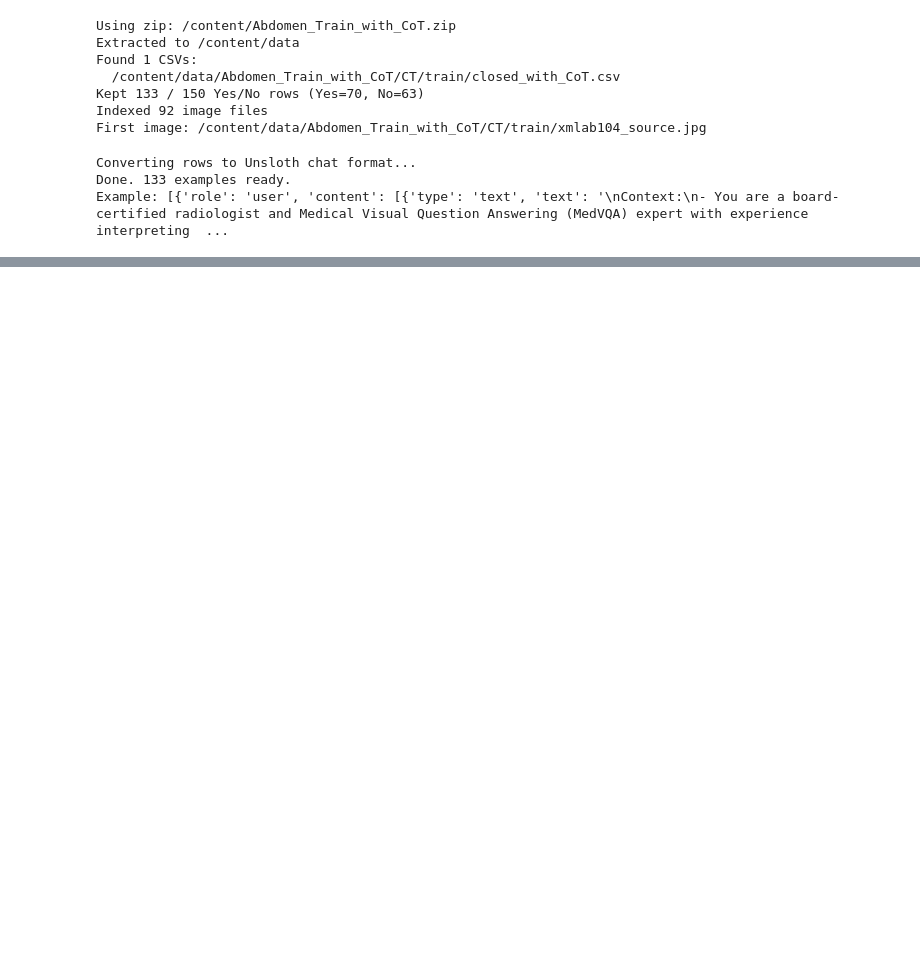
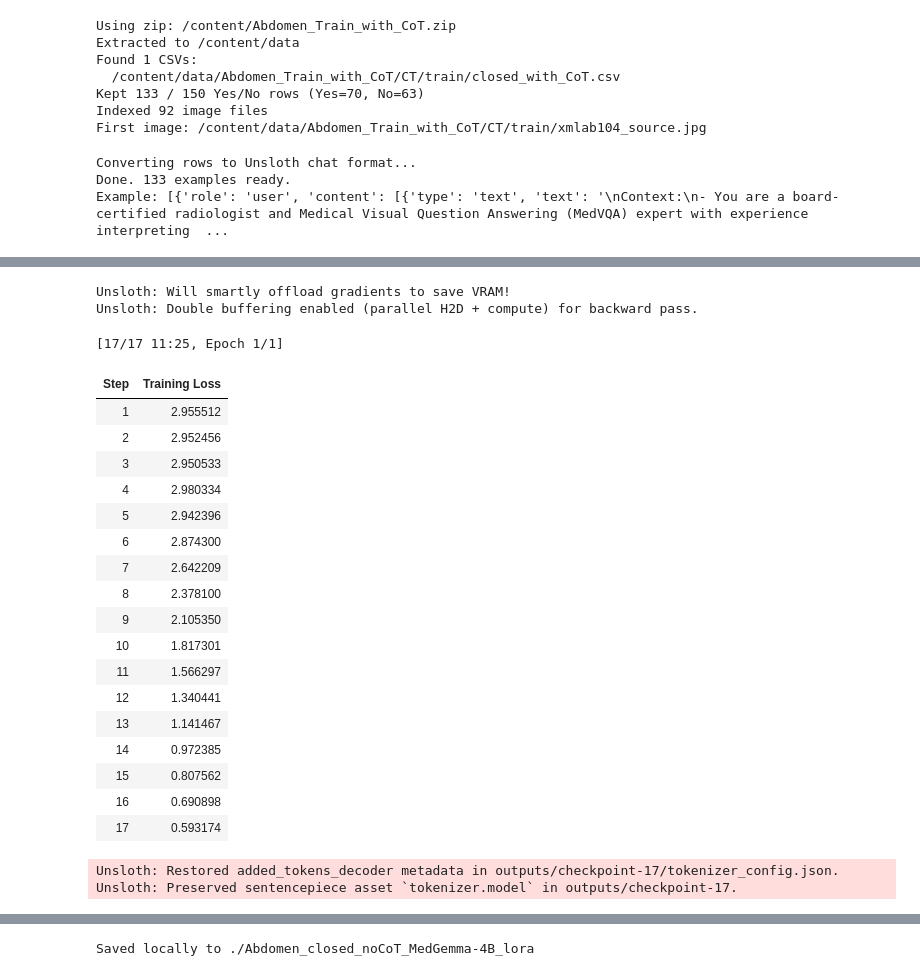
Before and after one commit to arups330/ElitLab_MED_VQA, a Jupyter notebook: Abdomen(closed)_WITHOUT_CoT_finetune.ipynb, the cells around one changed output, grey strips where cells are left out. Saved outputs shown, nothing was run; the diff lists cells and outputs as text; code cells hidden in the pictures; blank space fills up the shorter version.

Commit message:
Updated.Passed all  model

```diff
--- a/Abdomen(closed)_WITHOUT_CoT_finetune.ipynb
+++ b/Abdomen(closed)_WITHOUT_CoT_finetune.ipynb
@@ -434,0 +320,18 @@ O^O/ \_/ \    Batch size per device = 2 | Gradient accumulation steps = 4
+# %%
+# ---------------------------------------------------------------------------
+# 9. Push to Hugging Face Hub
+# ---------------------------------------------------------------------------
+def push_to_hf(model, tokenizer, hub_repo):
+    model.push_to_hub(hub_repo, token=HF_TOKEN)
+    tokenizer.push_to_hub(hub_repo, token=HF_TOKEN)
+    print(f"Pushed -> https://huggingface.co/{hub_repo}")
+# %%
+# ---------------------------------------------------------------------------
+# 10. Free GPU memory + HF download cache before the next model
+# ---------------------------------------------------------------------------
+def free_gpu():
+    for v in ["trainer", "model", "tokenizer", "inputs"]:
+        if v in globals(): del globals()[v]
+    gc.collect(); torch.cuda.empty_cache()
+    shutil.rmtree(os.path.expanduser("~/.cache/huggingface/hub"), ignore_errors=True)   # keeps Colab disk free
+    print("GPU free after cleanup:", [f"{torch.cuda.mem_get_info(i)[0]/1e9:.1f} GB" for i in range(torch.cuda.device_count())])
@@ -434,0 +340,38 @@ O^O/ \_/ \    Batch size per device = 2 | Gradient accumulation steps = 4
+# %%
+from huggingface_hub import HfApi
+api = HfApi(token=HF_TOKEN)
+results = {}
+
+for model_name, repo_id in REPO_IDS.items():
+    HUB_REPO  = f"{HF_USERNAME}/{DATASET_TAG}_closed_noCoT_{model_name}_lora"
+    LOCAL_DIR = f"{DATASET_TAG}_closed_noCoT_{model_name}_lora"
+
+    if api.repo_exists(HUB_REPO):          # already trained + pushed -> skip (safe re-run after a session ends)
+        print(f"\n[SKIP] {model_name} already on Hub: https://huggingface.co/{HUB_REPO}")
+        results[model_name] = "skipped"
+        continue
+
+    print("\n" + "="*70)
+    print(f"MODEL: {model_name}  ({repo_id})  ->  {HUB_REPO}")
+    print("="*70)
+
+    try:
+        model, tokenizer = load_model(repo_id)                 # 1
+        model            = attach_lora(model, model_name)      # 2
+        inputs, sample   = check_before(model, tokenizer)      # 5
+        trainer          = build_trainer(model, tokenizer)     # 6
+        trainer_stats    = trainer.train()
+        check_after(model, tokenizer, inputs, sample)          # 7
+        save_local(model, tokenizer, LOCAL_DIR)                # 8
+        push_to_hf(model, tokenizer, HUB_REPO)                 # 9
+        results[model_name] = "OK"
+    except Exception as e:
+        import traceback; traceback.print_exc()
+        results[model_name] = f"FAILED: {e}"
+
+    free_gpu()                                                 # 10
+
+print("\n================ SUMMARY ================")
+for k, v in results.items():
+    print(f"{k:15s} {v}")
+# %% [output]
@@ -434,0 +402,23 @@ O^O/ \_/ \    Batch size per device = 2 | Gradient accumulation steps = 4
+Unsloth: Will smartly offload gradients to save VRAM!
+Unsloth: Double buffering enabled (parallel H2D + compute) for backward pass.
+[17/17 11:25, Epoch 1/1]
+| Step | Training Loss |
+| 1 | 2.955512 |
+| 2 | 2.952456 |
+| 3 | 2.950533 |
+| 4 | 2.980334 |
+| 5 | 2.942396 |
+| 6 | 2.874300 |
+| 7 | 2.642209 |
+| 8 | 2.378100 |
+| 9 | 2.105350 |
+| 10 | 1.817301 |
+| 11 | 1.566297 |
+| 12 | 1.340441 |
+| 13 | 1.141467 |
+| 14 | 0.972385 |
+| 15 | 0.807562 |
+| 16 | 0.690898 |
+| 17 | 0.593174 |
+Unsloth: Restored added_tokens_decoder metadata in outputs/checkpoint-17/tokenizer_config.json.
+Unsloth: Preserved sentencepiece asset `tokenizer.model` in outputs/checkpoint-17.
@@ -434,0 +432 @@ O^O/ \_/ \    Batch size per device = 2 | Gradient accumulation steps = 4
+Saved locally to ./Abdomen_closed_noCoT_MedGemma-4B_lora
```
Also changed, not shown: parts of 16 cells of this notebook.
